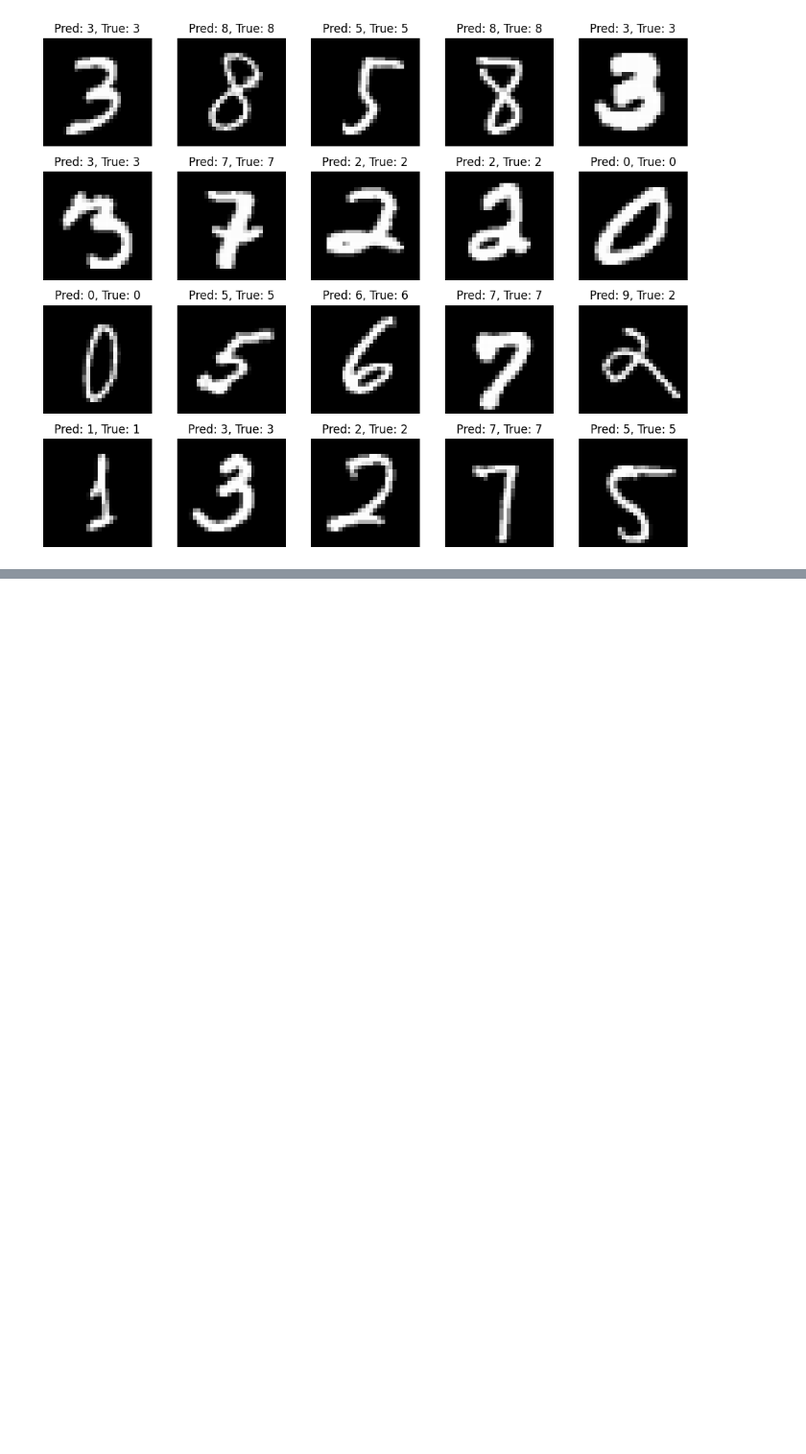
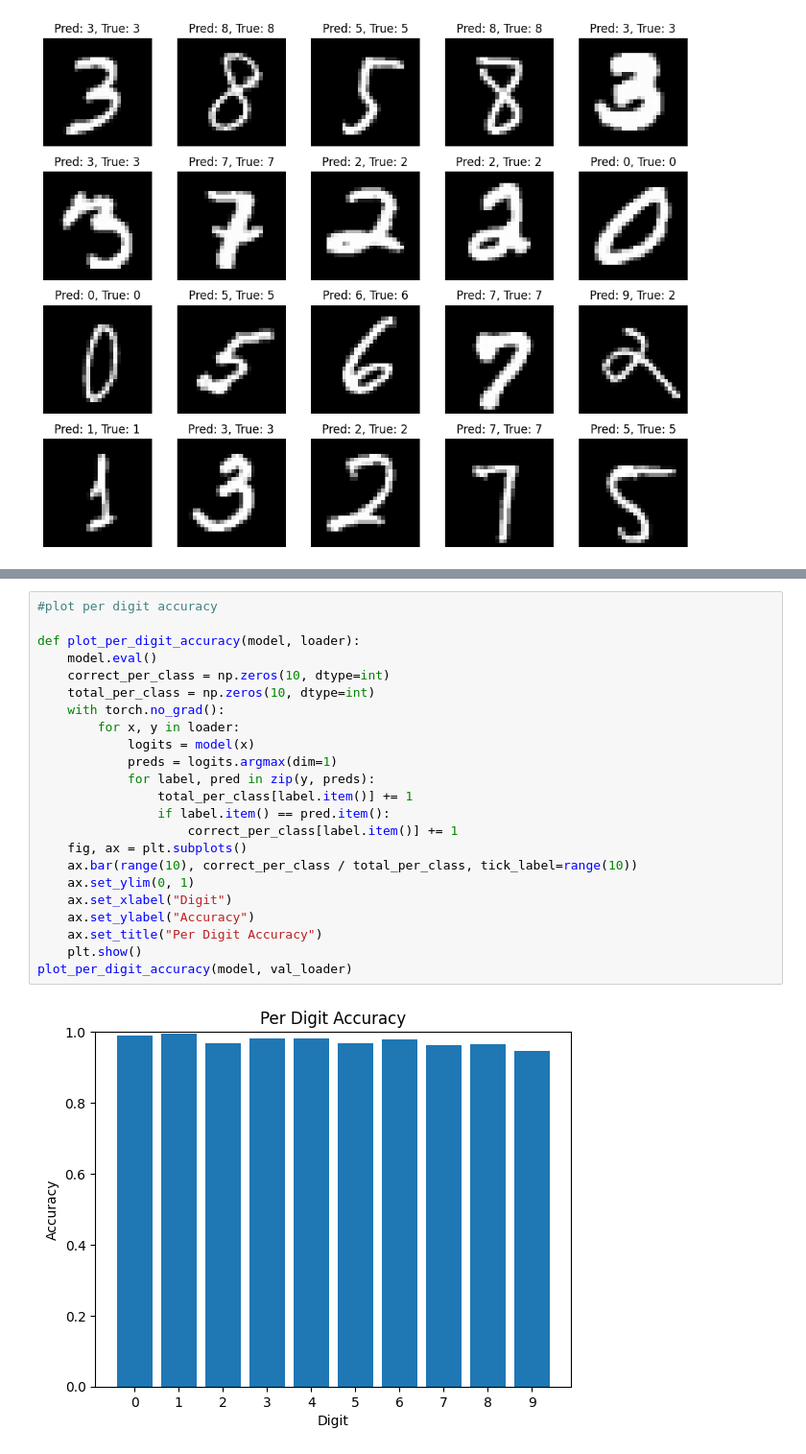
Before and after one commit to ksetdekov/grokking-deep-learning, a Jupyter notebook: Ch10.kernels.ipynb, the cells around one changed output, grey strips where cells are left out. Shown at 96% size. Drawn from its saved outputs; the diff is of its cells as text; blank space fills up the shorter version.

```diff
--- a/Ch10.kernels.ipynb
+++ b/Ch10.kernels.ipynb
@@ -293,0 +324,25 @@ draw_random_images(model, test_ds, num_images=20)
+# %%
+#plot per digit accuracy
+
+def plot_per_digit_accuracy(model, loader):
+    model.eval()
+    correct_per_class = np.zeros(10, dtype=int)
+    total_per_class = np.zeros(10, dtype=int)
+    with torch.no_grad():
+        for x, y in loader:
+            logits = model(x)
+            preds = logits.argmax(dim=1)
+            for label, pred in zip(y, preds):
+                total_per_class[label.item()] += 1
+                if label.item() == pred.item():
+                    correct_per_class[label.item()] += 1
+    fig, ax = plt.subplots()
+    ax.bar(range(10), correct_per_class / total_per_class, tick_label=range(10))
+    ax.set_ylim(0, 1)
+    ax.set_xlabel("Digit")
+    ax.set_ylabel("Accuracy")
+    ax.set_title("Per Digit Accuracy")
+    plt.show()
+plot_per_digit_accuracy(model, val_loader)
+# %% [output]
+[figure, added]
```
Also changed, not shown: parts of 2 cells of this notebook.
